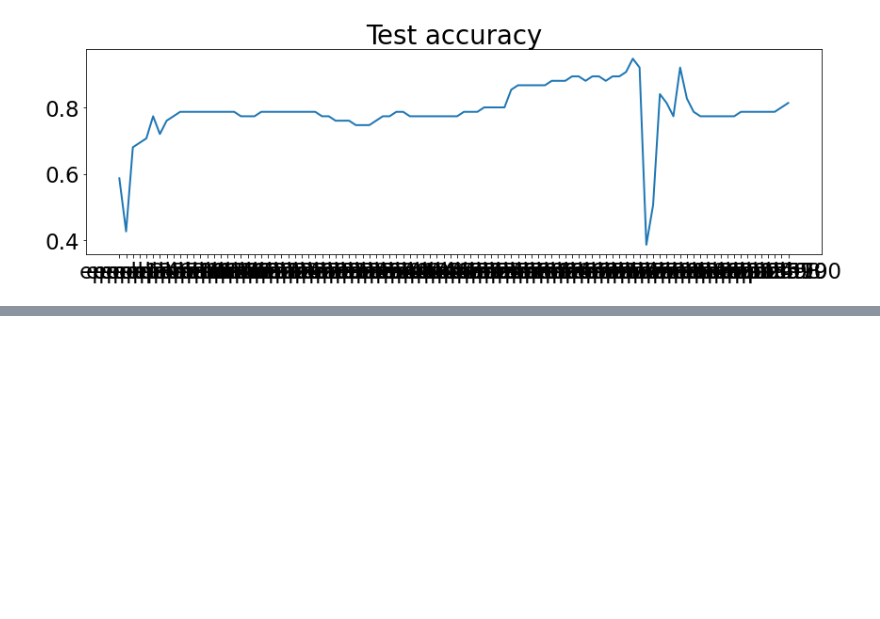
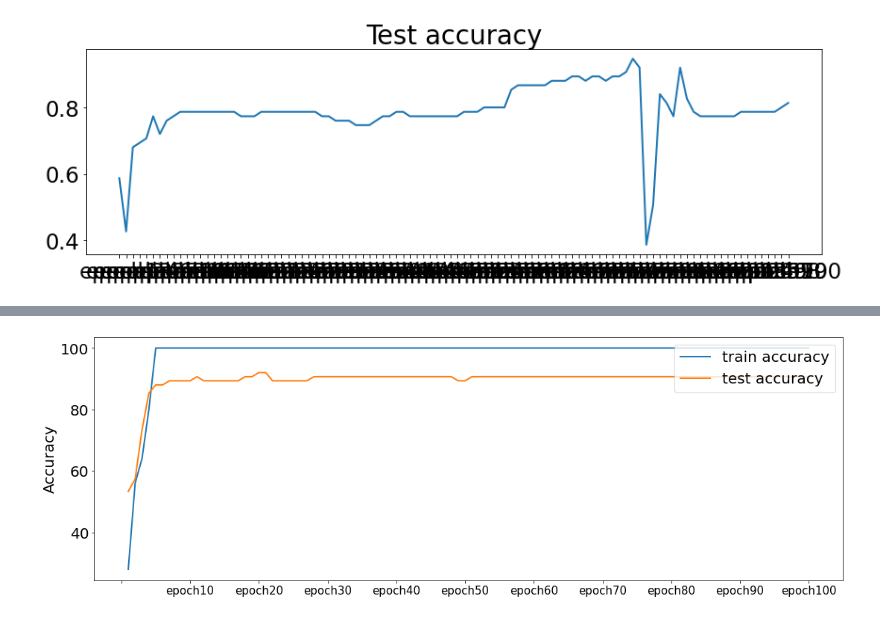
Before and after one commit to kimyuji/Fine-tune-with-Few-Samples, a Jupyter notebook: analysis_instab.ipynb, the cells around one changed output, grey strips where cells are left out. Saved outputs shown, nothing was run; the diff lists cells and outputs as text; code cells hidden in the pictures; blank space fills up the shorter version.

```diff
--- a/analysis_instab.ipynb
+++ b/analysis_instab.ipynb
@@ -606,0 +674,17 @@ Text(0.5, 1.0, 'Test accuracy')
+# %%
+train_path = './logs/baseline/output/torch_resnet18_simclr_LS_default/euro/05way_005shot_head_default/train_history_cls.csv'
+test_path = './logs/baseline/output/torch_resnet18_simclr_LS_default/euro/05way_005shot_head_default/test_history_cls.csv'
+train_acc = pd.read_csv(train_path, index_col='Unnamed: 0')
+test_acc = pd.read_csv(test_path, index_col='Unnamed: 0')
+episode = 7
+fig = plt.figure(figsize=(18,6))
+plt.plot(train_acc.loc[episode]*100, label='train accuracy'.format(episode))
+plt.plot(test_acc.loc[episode]*100, label='test accuracy'.format(episode))
+plt.xticks(np.arange(-1, 100, 10), fontsize = 15)
+plt.yticks(fontsize = 20)
+plt.ylabel("Accuracy", fontsize=20)
+plt.legend(fontsize=20, loc=1)
+plt.show()
+plt.close()
+# %% [output]
+[figure, added]
```
Also changed, not shown: parts of 17 cells of this notebook, 4 other files.
